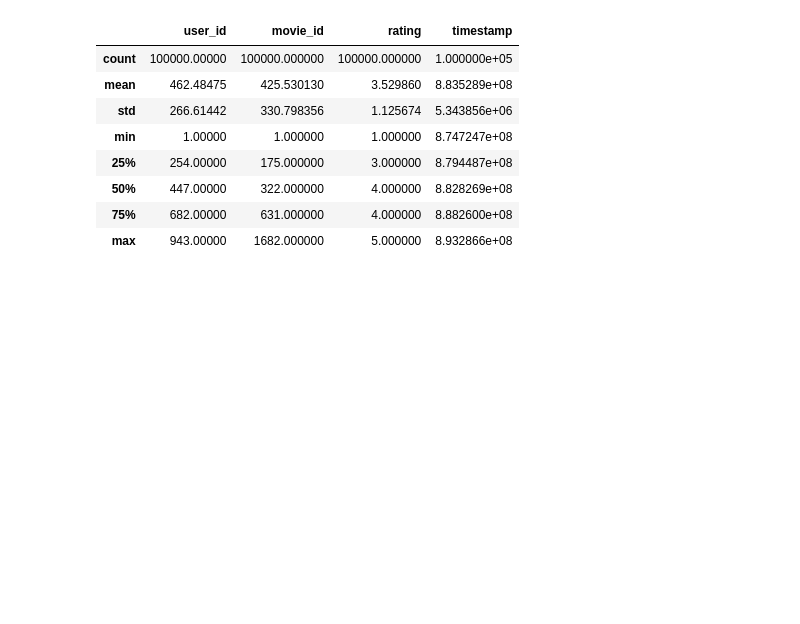
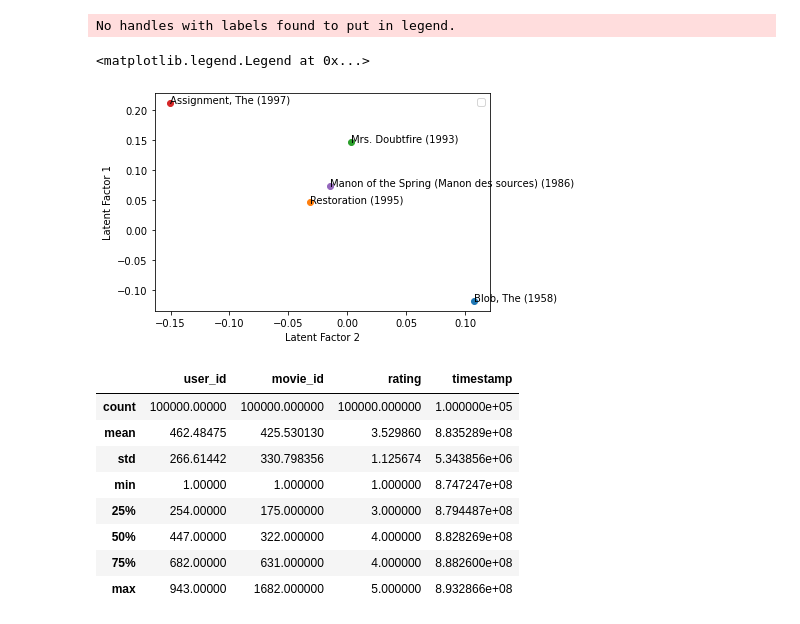
Before and after one commit to MarioCSilva/SVD_Movie_Recommender, a Jupyter notebook: Recommender_SVD.ipynb, the cells around one changed output. Saved outputs shown, nothing was run; the diff lists cells and outputs as text; code cells hidden in the pictures; blank space fills up the shorter version.

```diff
--- a/Recommender_SVD.ipynb
+++ b/Recommender_SVD.ipynb
@@ -5,3 +58,22 @@ import numpy as np
+# %%
+def get_key(val):
+    for key, value in svd.item_mapping_.items():
+         if val == value:
+             return key
+
+    return "key doesn't exist"
+
+for i in range(405, 410):
+    plt.plot(svd.qi_[i,0], svd.qi_[i,1], 'o')
+    plt.annotate(movies.iloc[get_key(i)].title, (svd.qi_[i,0], svd.qi_[i,1]))
+    plt.ylabel("Latent Factor 1")
+    plt.xlabel("Latent Factor 2")
+
+plt.legend()
+# %% [output]
+No handles with labels found to put in legend.
+<matplotlib.legend.Legend at 0x...>
+[figure, added]
 # %%
 r_cols = ['user_id', 'movie_id', 'rating', 'timestamp']
 
```
Also changed, not shown: parts of 3 cells of this notebook.
